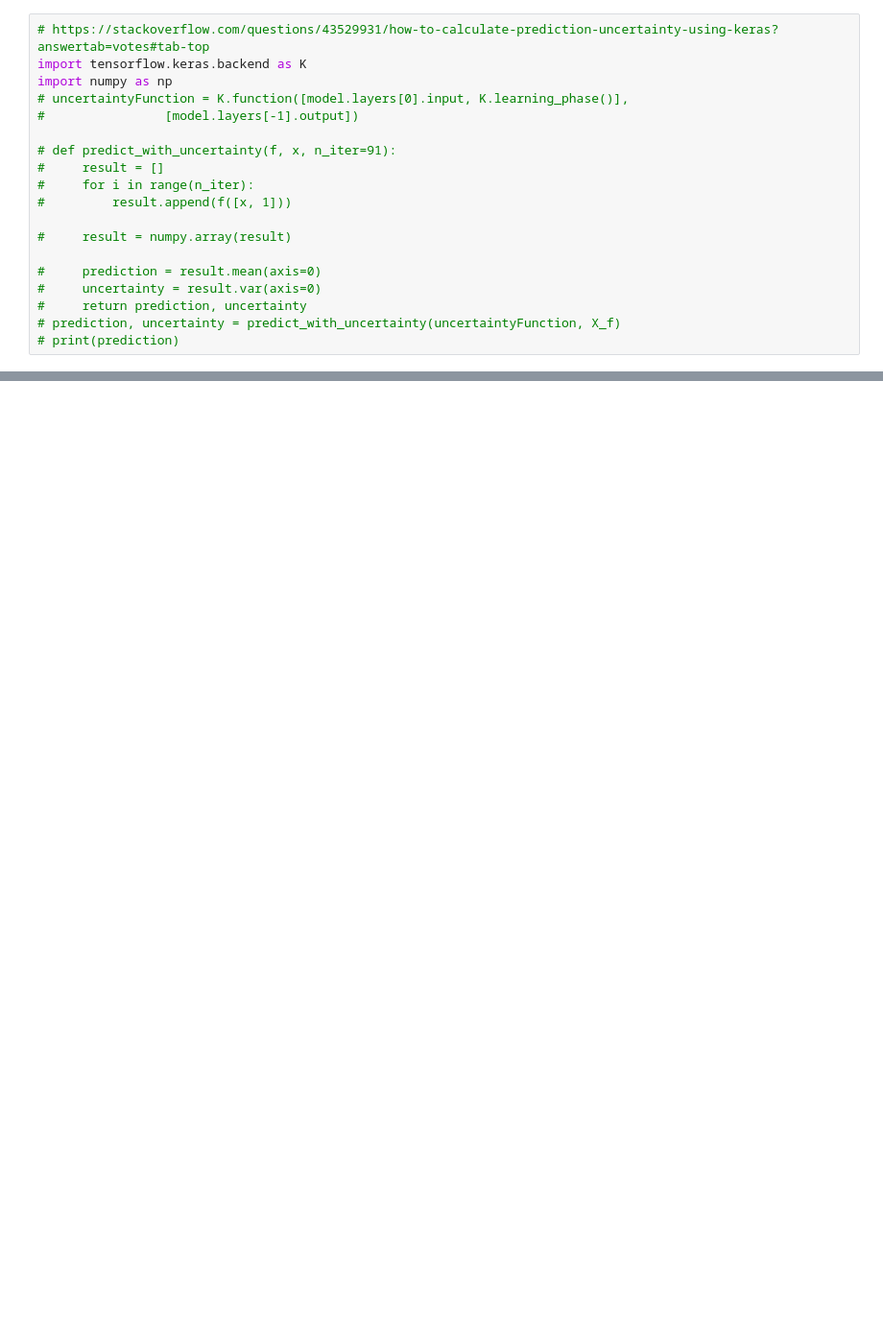
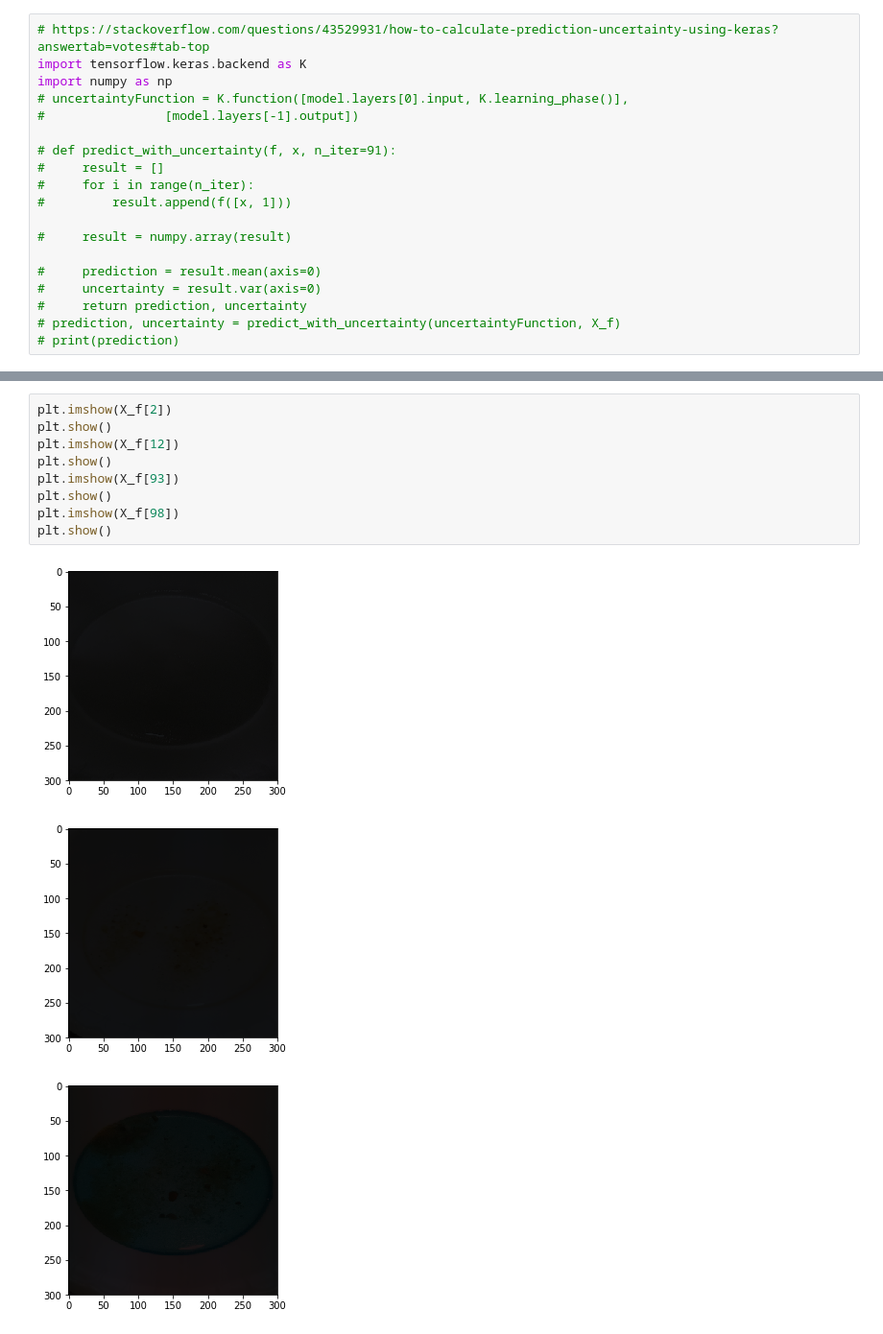
Before and after one commit to Elliott-Ruebush/aquasight_image_loading_and_model, a Jupyter notebook: binary_classifier_CNN_notebook.ipynb, the cells around one changed output, grey strips where cells are left out. Shown at 96% size. Saved outputs shown, nothing was run; the diff lists cells and outputs as text; blank space fills up the shorter version.

```diff
--- a/binary_classifier_CNN_notebook.ipynb
+++ b/binary_classifier_CNN_notebook.ipynb
@@ -124,0 +143,13 @@ Accuracy is: 0.978021978021978
+# %%
+plt.imshow(X_f[2])
+plt.show()
+plt.imshow(X_f[12])
+plt.show()
+plt.imshow(X_f[93])
+plt.show()
+plt.imshow(X_f[98])
+plt.show()
+# %% [output]
+[figure, added]
+[figure, added]
+[figure, added]
```
Also changed, not shown: parts of 9 cells of this notebook, 3 other files.
